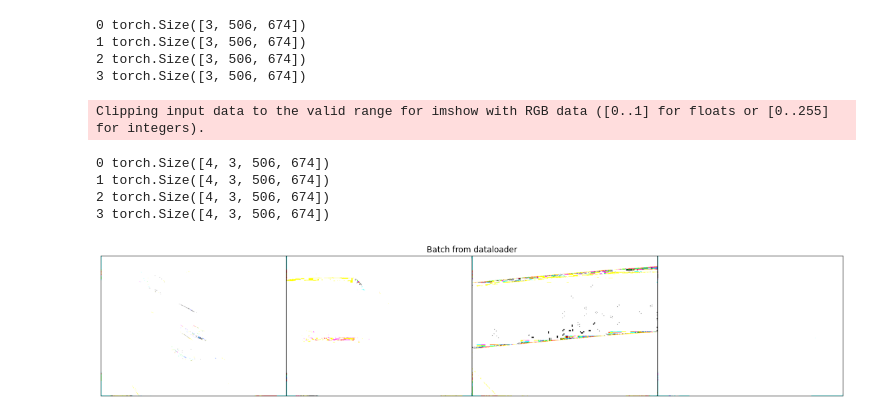
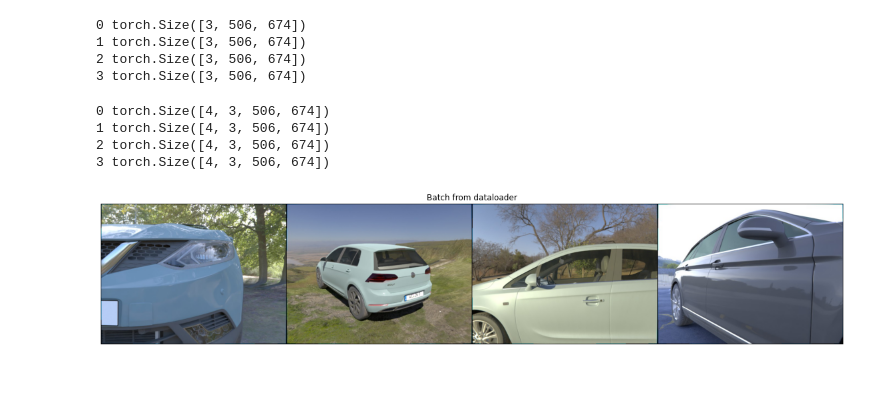
Before and after one commit to Ben1Mo/car_visual_angles_analysis, a Jupyter notebook: deep_multi_output_regression.ipynb, the cells around one changed output. Drawn from its saved outputs; the diff is of its cells as text; code cells hidden in the pictures; blank space fills up the shorter version.

```diff
--- a/deep_multi_output_regression.ipynb
+++ b/deep_multi_output_regression.ipynb
@@ -147,16 +212,24 @@ class VehiclesDataset(Dataset):
         return len(self.vehicles_info)
 
     def __getitem__(self, idx):
+        # make sure to convert the indices of items to lists instead of pytorch tensors
         if torch.is_tensor(idx):
             idx = idx.tolist()
 
+        # build the path to the chosen image
         img_name = os.path.join(self.root_dir,'imgs/',
                                 self.vehicles_info.iloc[idx, 0])
+        #open the image
         image = io.imread(img_name)
+        #image = np.asarray(Image.open(img_name).convert('RGB'))
+        # get the perspective_score_hood from the df, convert to numpy array
         ps_hood = np.array(self.vehicles_info.iloc[idx, 1], dtype=float)
+        # get the perspective_score_backdoor_left from the df, convert to np array
         ps_backdoor_left = np.array(self.vehicles_info.iloc[idx, 2], dtype=float)
+        # build the dictionary of selected elements
         sample = {'image': image, 'ps_hood': ps_hood, 'ps_backdoor_left': ps_backdoor_left}
 
+        # apply transformations on the sample if any provided
         if self.transform:
             sample = self.transform(sample)
 
@@ -165,15 +238,28 @@ class VehiclesDataset(Dataset):
 class ToTensor(object):
     """Convert ndarrays in sample to Tensors."""
 
-    def __call__(self, sample):
+    def __call__(self, sample: dict):
 
         # swap color axis because
         # numpy image: H x W x C
         # torch image: C x H x W
         image = sample['image'].transpose((2, 0, 1))
+        # convert every attribute to a torch tensor
         return {'image': torch.from_numpy(image).float(),
                 'ps_hood': torch.from_numpy(sample['ps_hood']).float(),
                 'ps_backdoor_left': torch.from_numpy(sample['ps_backdoor_left']).float()}
+
+#class Normalize(object):
+#    """normalize images using the mean and std."""
+
+#    def __init__(self, mean: list, std: list):
+#        self.mean = mean
+#        self.std = std
+
+#    def __call__(self, sample: dict):
+
+#        sample['image'] = transforms.functional.normalize(sample['image'], self.mean, self.std)
+#        return sample
 
 def split(full_dataset: Dataset, val_percent: float, test_percent: float, random_seed: int=None) -> Tuple[Dataset, Dataset, Dataset]:
     """split the full dataset into train, validation and test
@@ -188,16 +274,22 @@ def split(full_dataset: Dataset, val_percent: float, test_percent: float, random
     random_seed: int, optional
         a random seed for reproducibility
     """
+    # full length of dataset
     amount = len(full_dataset)
 
+    # calculate the number of test samples
     test_amount = (
         int(amount * test_percent)
         if test_percent is not None else 0)
+    # calculate the number of validation samples
     val_amount = (
         int(amount * val_percent)
         if val_percent is not None else 0)
+    # calculate the number of training samples
     train_amount = amount - test_amount - val_amount
 
+    # use pytorch random_split function to split the dataset
+    # use a pytorch generator with a defined seed for reproducibility
     train_dataset, val_dataset, test_dataset = random_split(
         full_dataset,
         (train_amount, val_amount, test_amount),
@@ -214,6 +306,7 @@ vehicles_dataset = VehiclesDataset(csv_file='car_imgs_4000.csv',
 transformed_dataset = VehiclesDataset(csv_file='car_imgs_4000.csv',
                                       root_dir='./data/CodingChallenge_v2/',
                                       transform=transforms.Compose([
-                                           ToTensor()
+                                           ToTensor(),
+                                           #Normalize([0.485, 0.456, 0.406], [0.229, 0.224, 0.225])
                                       ]))
 # %%
@@ -254,41 +349,40 @@ for i, sample in enumerate(transformed_dataset):
 # %%
 dataloader = DataLoader(transformed_dataset, batch_size=4,
                         shuffle=True, num_workers=os.cpu_count())
 
 # Helper function to show a batch
 def show_batch(sample_batched: dict):
     """Show images for a batch of samples.
     Attributes:
     -----------
     sample_batched: dict
         batch of samples including the image
     """
+    # get images from the batch
     images_batch = sample_batched['image']
-    batch_size = len(images_batch)
-    im_size = images_batch.size(2)
-    grid_border_size = 2
 
+    # make a grid using the
     grid = utils.make_grid(images_batch)
-    plt.imshow(grid.numpy().transpose((1, 2, 0)))
-
+    # show image
+    grid = grid.numpy().transpose((1, 2, 0))/255.
+    plt.imshow(grid)
     plt.title('Batch from dataloader')
 
 
 for i_batch, sample_batched in enumerate(dataloader):
     print(i_batch, sample_batched['image'].size())
 
     # observe 4th batch and stop.
     if i_batch == 3:
         plt.figure(figsize=(20., 20.))
         show_batch(sample_batched)
         plt.axis('off')
         plt.ioff()
         plt.show()
         break
 # %% [output]
-Clipping input data to the valid range for imshow with RGB data ([0..1] for floats or [0..255] for integers).
+0 torch.Size([4, 3, 506, 674])
+1 torch.Size([4, 3, 506, 674])
+2 torch.Size([4, 3, 506, 674])
+3 torch.Size([4, 3, 506, 674])
-0 torch.Size([4, 3, 506, 674])
-1 torch.Size([4, 3, 506, 674])
-2 torch.Size([4, 3, 506, 674])
-3 torch.Size([4, 3, 506, 674])
-[figure, old version]
+[figure, new version]
```
Also changed, not shown: parts of 19 cells of this notebook.
